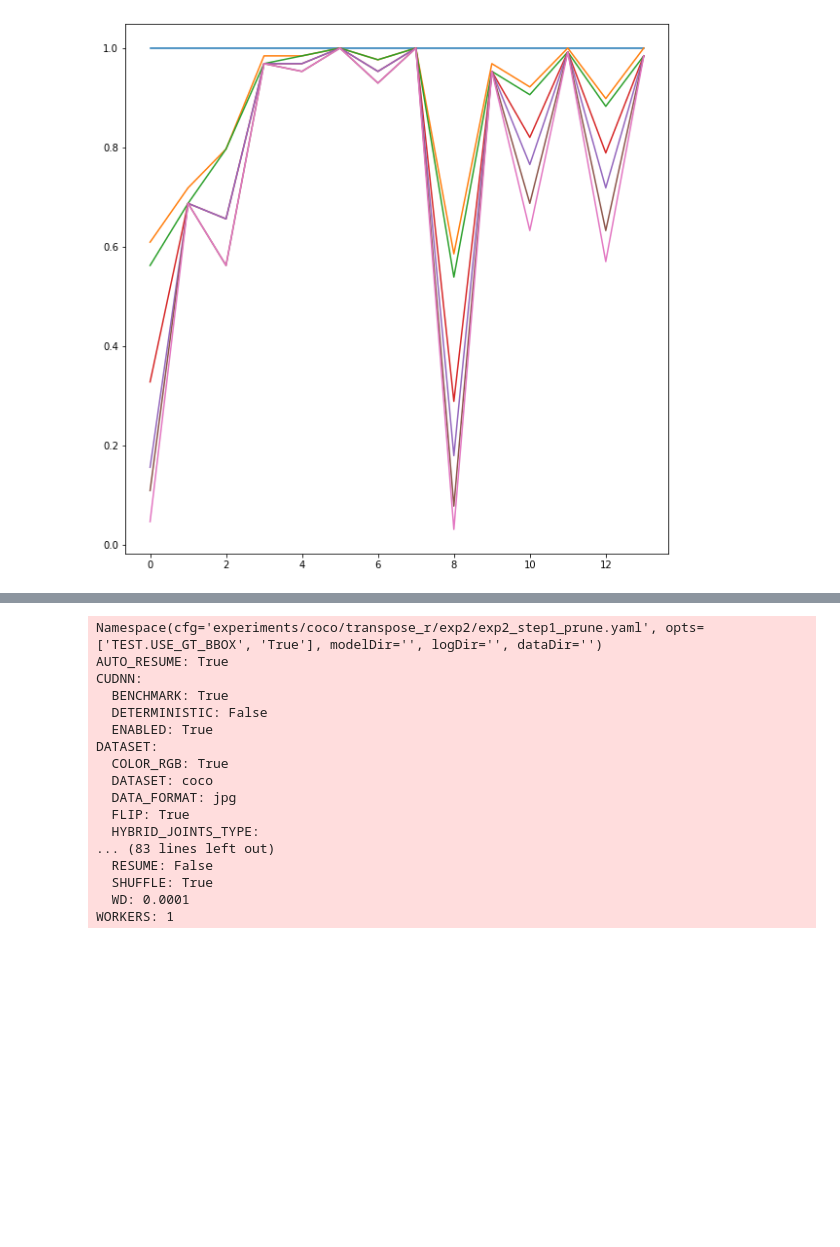
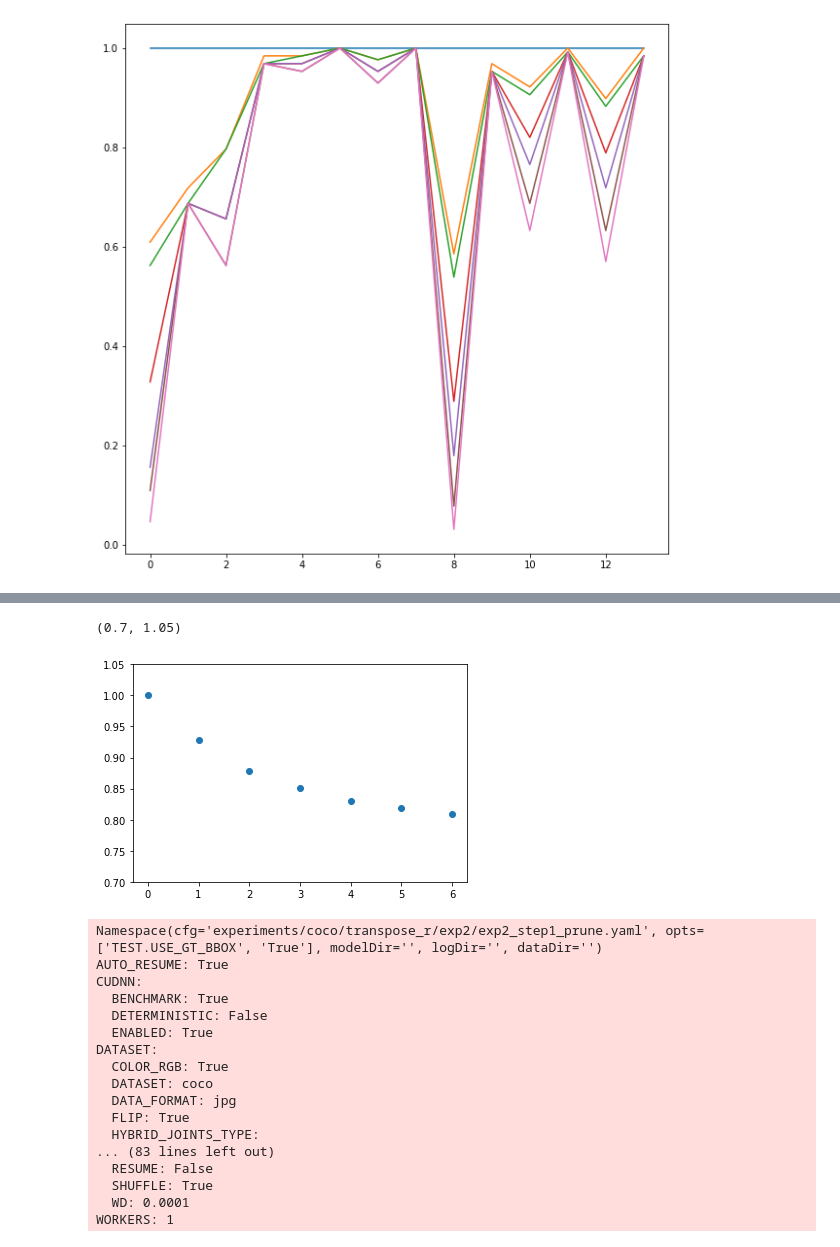
Before and after one commit to abhishek1ahuja/TransPose, a Jupyter notebook: plotting_results_exp4.ipynb, the cells around one changed output, grey strips where cells are left out. Saved outputs shown, nothing was run; the diff lists cells and outputs as text; code cells hidden in the pictures; blank space fills up the shorter version.

```diff
--- a/plotting_results_exp4.ipynb
+++ b/plotting_results_exp4.ipynb
@@ -375,3 +423,10 @@ plt.plot(prune_6/prune_0)
+# %%
+fig, axs = plt.subplots()
+axs.scatter(range(7), list(map(lambda x: x/model_size_params[0], model_size_params.values())))
+axs.set_ylim(0.7, 1.05)
+# %% [output]
+(0.7, 1.05)
+[figure, added]
 # %%
 from tptools import _init_paths
 import argparse
```
Also changed, not shown: parts of 9 cells of this notebook, 21 other files.
